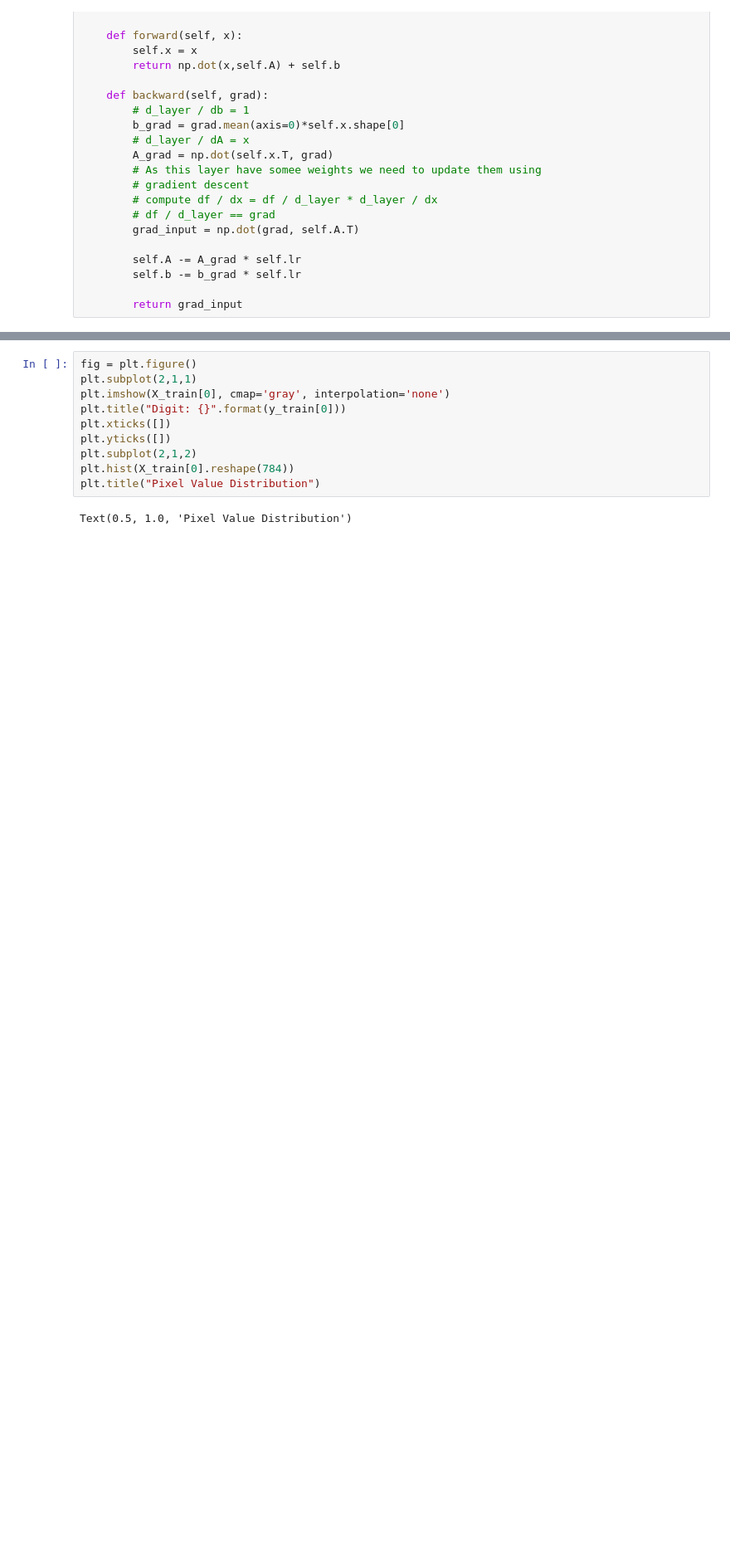
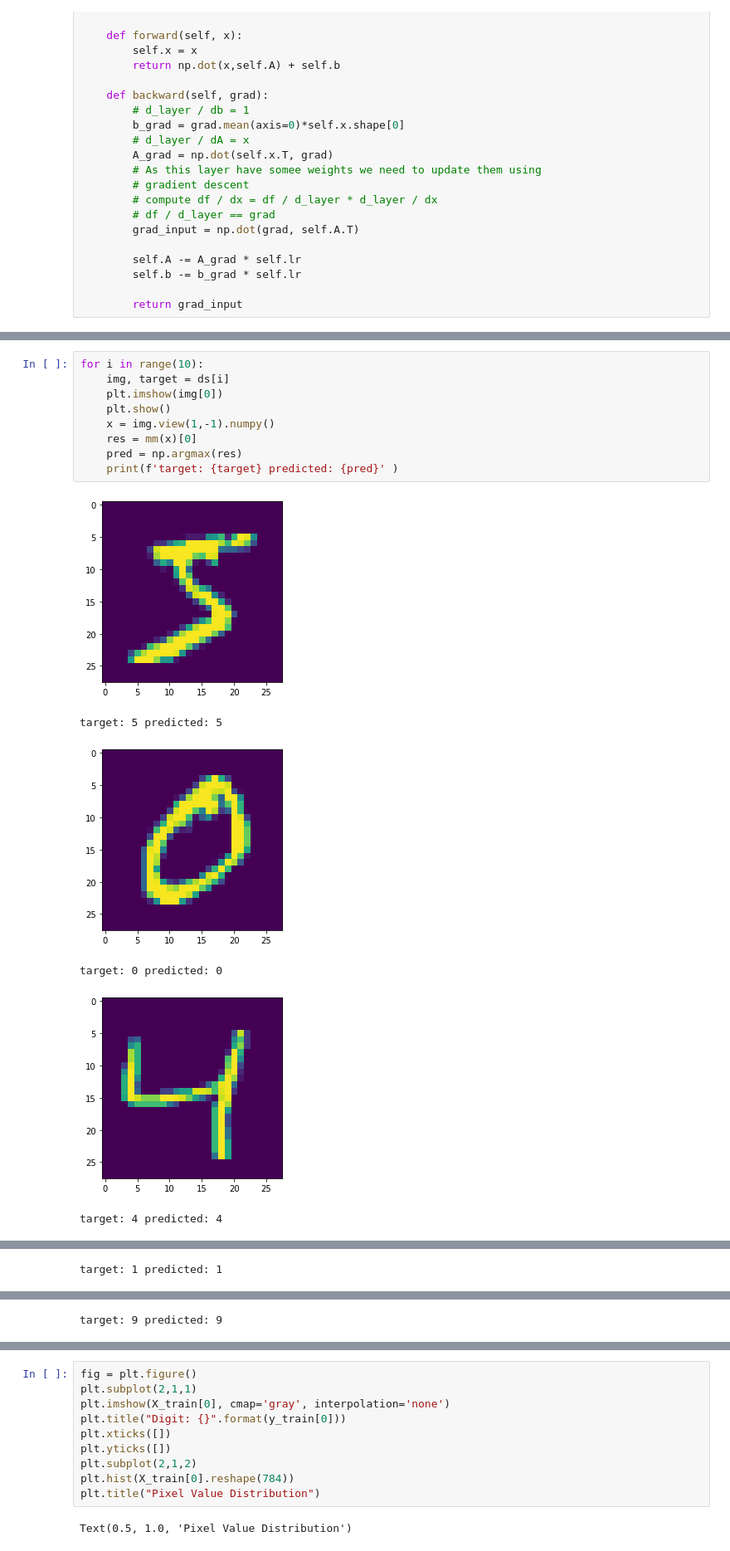
Before and after one commit to manmeet3/Deep_Learning, a Jupyter notebook: homework_2_graded/MNIST_Autodiff.ipynb, the cells around one changed output, grey strips where cells are left out. Shown at 83% size. Drawn from its saved outputs; the diff is of its cells as text; blank space fills up the shorter version.

```diff
--- a/homework_2_graded/MNIST_Autodiff.ipynb
+++ b/homework_2_graded/MNIST_Autodiff.ipynb
@@ -283,0 +320,16 @@ for i in range(20000):
+# %%
+for i in range(10):
+    img, target = ds[i]
+    plt.imshow(img[0])
+    plt.show()
+    x = img.view(1,-1).numpy()
+    res = mm(x)[0]
+    pred = np.argmax(res)
+    print(f'target: {target} predicted: {pred}' )
+# %% [output]
+[figure, added]
+target: 5 predicted: 5
+[figure, added]
+target: 0 predicted: 0
+[figure, added]
+target: 4 predicted: 4
@@ -283,0 +337 @@ for i in range(20000):
+target: 1 predicted: 1
@@ -283,0 +339 @@ for i in range(20000):
+target: 9 predicted: 9
```
Also changed, not shown: parts of 10 cells of this notebook.
